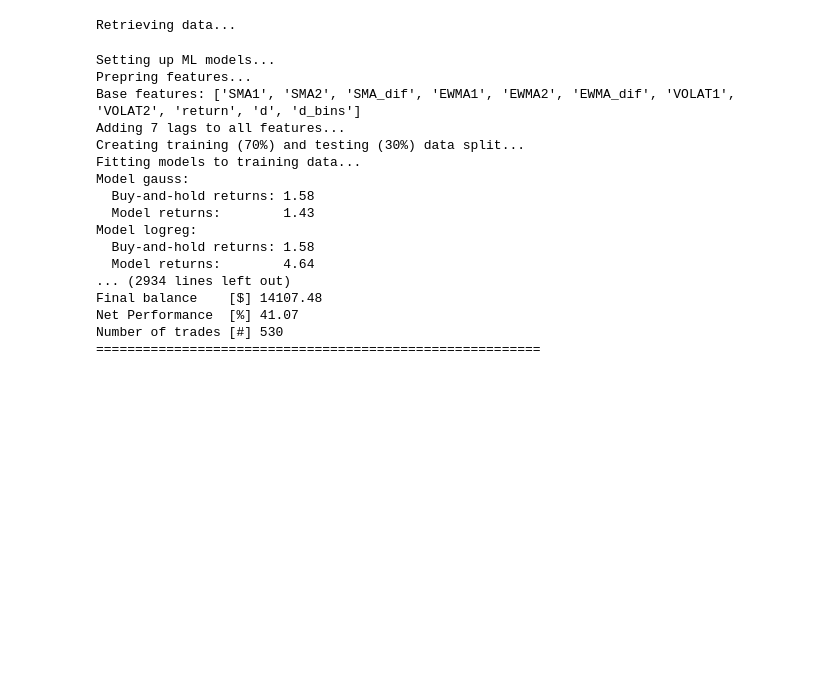
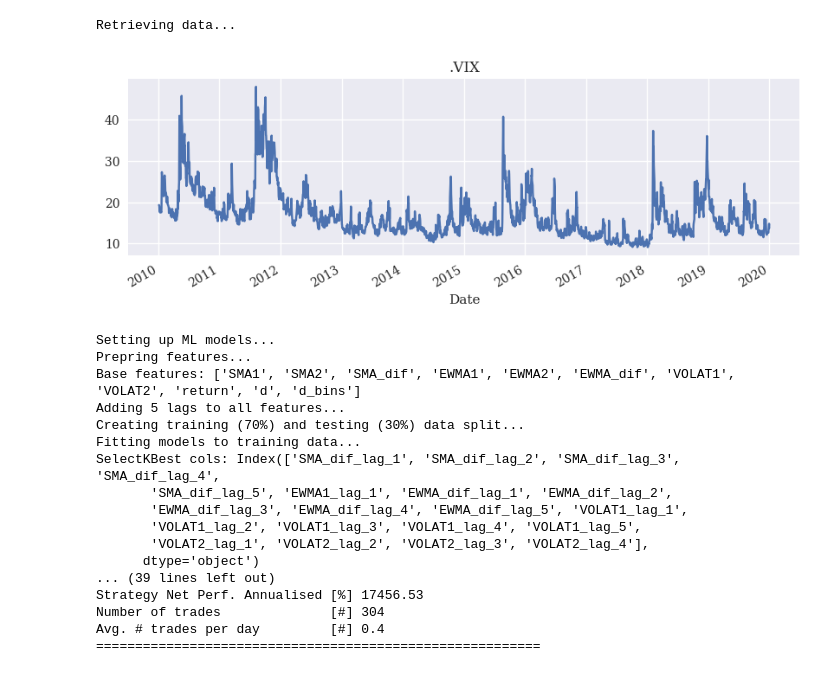
Before and after one commit to ladidida/cpf-course, a Jupyter notebook: wk-07-test-project/BacktestML_class_development.ipynb, the cells around one changed output. Drawn from its saved outputs; the diff is of its cells as text; code cells hidden in the pictures; blank space fills up the shorter version.

Commit message:
CPF wk7 test project: WIP - class development in notebook - completed

```diff
--- a/wk-07-test-project/BacktestML_class_development.ipynb
+++ b/wk-07-test-project/BacktestML_class_development.ipynb
@@ -439,24 +427,30 @@ class BacktestML(BacktestBase):
 # %%
-mlbt = BacktestML("MSFT.O", start='2012-01-01', end='2015-12-31', amount=10000, ftc=0, verbose=True)
+mlbt = BacktestML(".VIX", start='2010-01-01', end='2019-12-31',
+                  amount=10000, ftc=0, verbose=False)
 # %% [output]
 Retrieving data...
+# %%
+mlbt.plot_data()
+# %% [output]
+[figure, added]
 # %%
-mlbt.run_all_ml_strategies()
+mlbt.run_ml_strategies(vec_bt_only=False, select_k_best=True, select_k=20,
+                       train_test_split_percentage=0.7, models_to_test=['gauss','logreg'])
 # %% [output]
 Setting up ML models...
 Prepring features...
 Base features: ['SMA1', 'SMA2', 'SMA_dif', 'EWMA1', 'EWMA2', 'EWMA_dif', 'VOLAT1', 'VOLAT2', 'return', 'd', 'd_bins']
-Adding 7 lags to all features...
+Adding 5 lags to all features...
 Creating training (70%) and testing (30%) data split...
 Fitting models to training data...
-Model gauss:
-  Buy-and-hold returns: 1.58
-  Model returns:        1.43
-Model logreg:
-  Buy-and-hold returns: 1.58
-  Model returns:        4.64
-... (2934 lines left out)
-Final balance    [$] 14107.48
-Net Performance  [%] 41.07
-Number of trades [#] 530
+SelectKBest cols: Index(['SMA_dif_lag_1', 'SMA_dif_lag_2', 'SMA_dif_lag_3', 'SMA_dif_lag_4',
+       'SMA_dif_lag_5', 'EWMA1_lag_1', 'EWMA_dif_lag_1', 'EWMA_dif_lag_2',
+       'EWMA_dif_lag_3', 'EWMA_dif_lag_4', 'EWMA_dif_lag_5', 'VOLAT1_lag_1',
+       'VOLAT1_lag_2', 'VOLAT1_lag_3', 'VOLAT1_lag_4', 'VOLAT1_lag_5',
+       'VOLAT2_lag_1', 'VOLAT2_lag_2', 'VOLAT2_lag_3', 'VOLAT2_lag_4'],
+      dtype='object')
+... (39 lines left out)
+Strategy Net Perf. Annualised [%] 17456.53
+Number of trades              [#] 304
+Avg. # trades per day         [#] 0.4
 =========================================================
```
Also changed, not shown: parts of 12 cells of this notebook.
